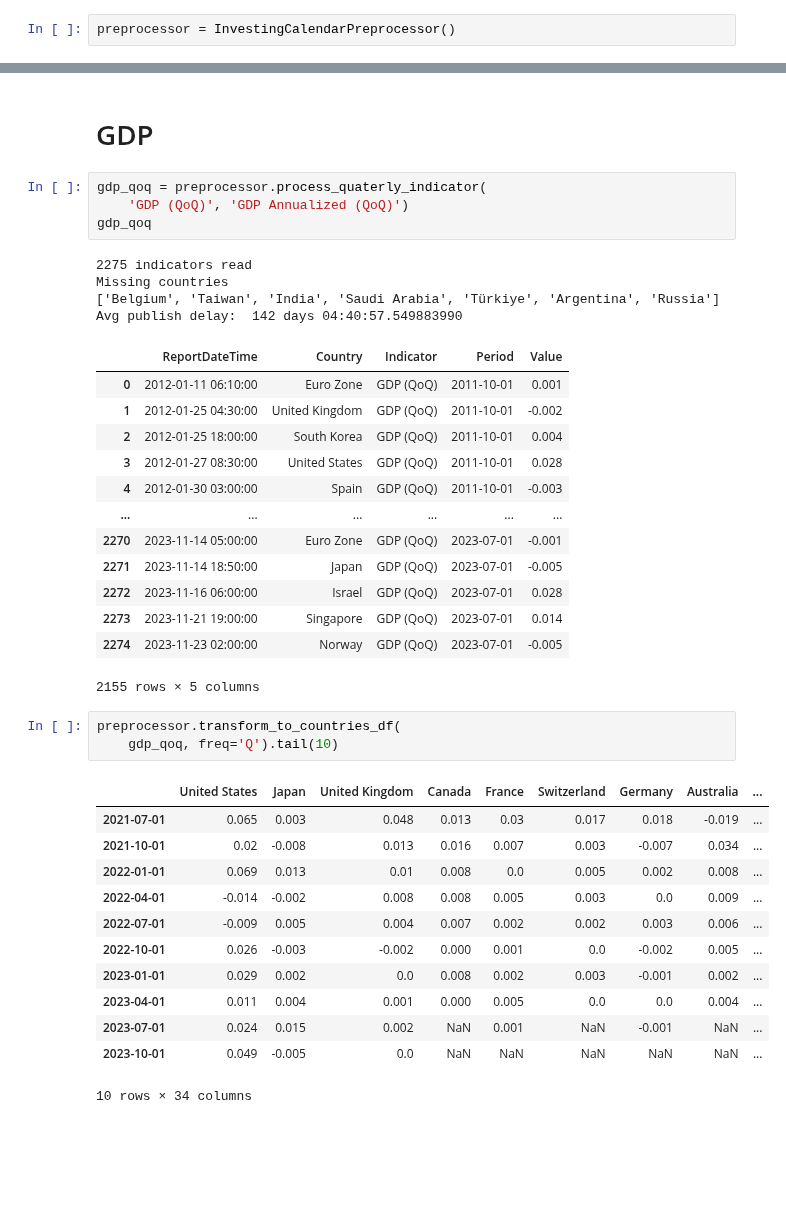
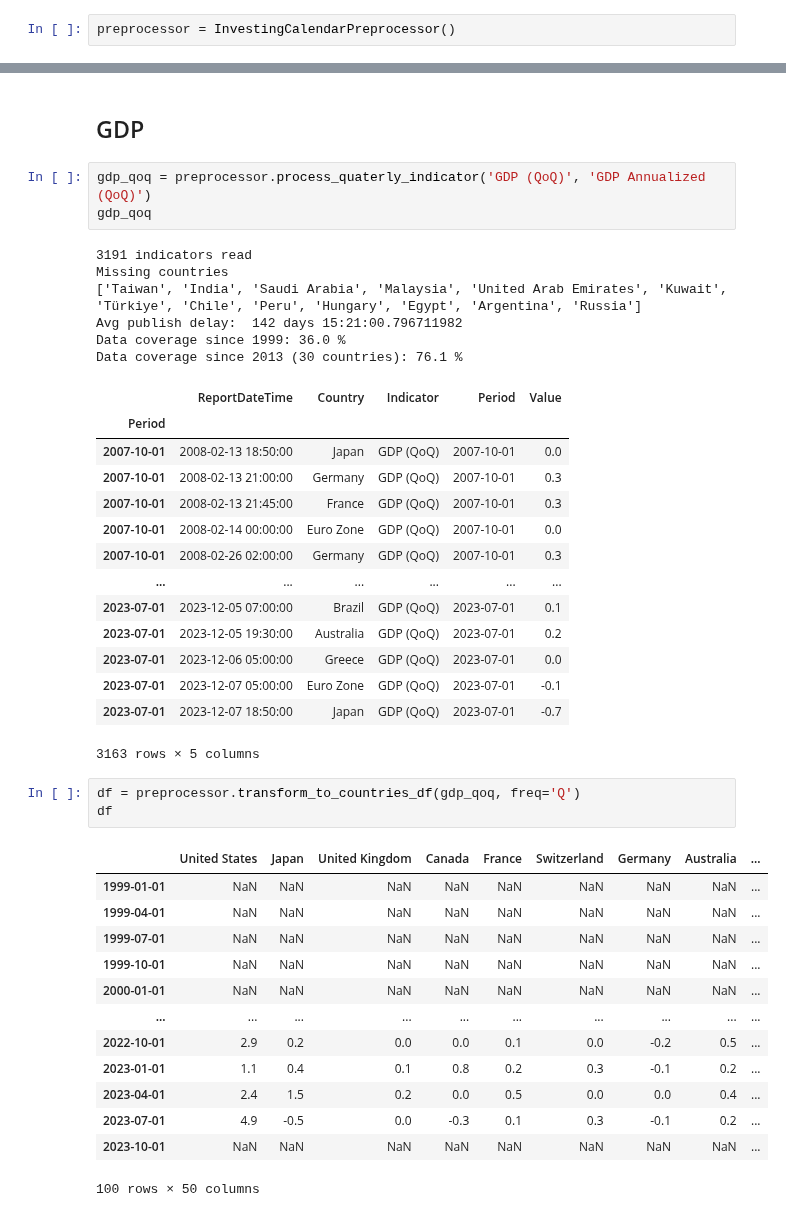
Before and after one commit to lharazin/TFM, a Jupyter notebook: Data/Investing_EconomicCalendar/calendar_preprocessing.ipynb, the cells around one changed output, grey strips where cells are left out. Saved outputs shown, nothing was run; the diff lists cells and outputs as text; blank space fills up the shorter version.

Commit message:
cataloged and cleaned indicators from economic calendar

```diff
--- a/Data/Investing_EconomicCalendar/calendar_preprocessing.ipynb
+++ b/Data/Investing_EconomicCalendar/calendar_preprocessing.ipynb
@@ -49,41 +49,44 @@ df_grouped
 # %% [markdown]
-# GDP
+## GDP
 # %%
-gdp_qoq = preprocessor.process_quaterly_indicator(
-    'GDP (QoQ)', 'GDP Annualized (QoQ)')
+gdp_qoq = preprocessor.process_quaterly_indicator('GDP (QoQ)', 'GDP Annualized (QoQ)')
 gdp_qoq
 # %% [output]
-2275 indicators read
+3191 indicators read
 Missing countries
-['Belgium', 'Taiwan', 'India', 'Saudi Arabia', 'Türkiye', 'Argentina', 'Russia']
-Avg publish delay:  142 days 04:40:57.549883990
+['Taiwan', 'India', 'Saudi Arabia', 'Malaysia', 'United Arab Emirates', 'Kuwait', 'Türkiye', 'Chile', 'Peru', 'Hungary', 'Egypt', 'Argentina', 'Russia']
+Avg publish delay:  142 days 15:21:00.796711982
+Data coverage since 1999: 36.0 %
+Data coverage since 2013 (30 countries): 76.1 %
 |  | ReportDateTime | Country | Indicator | Period | Value |
-| 0 | 2012-01-11 06:10:00 | Euro Zone | GDP (QoQ) | 2011-10-01 | 0.001 |
-| 1 | 2012-01-25 04:30:00 | United Kingdom | GDP (QoQ) | 2011-10-01 | -0.002 |
-| 2 | 2012-01-25 18:00:00 | South Korea | GDP (QoQ) | 2011-10-01 | 0.004 |
-| 3 | 2012-01-27 08:30:00 | United States | GDP (QoQ) | 2011-10-01 | 0.028 |
-| 4 | 2012-01-30 03:00:00 | Spain | GDP (QoQ) | 2011-10-01 | -0.003 |
+| Period |  |  |  |  |  |
+| 2007-10-01 | 2008-02-13 18:50:00 | Japan | GDP (QoQ) | 2007-10-01 | 0.0 |
+| 2007-10-01 | 2008-02-13 21:00:00 | Germany | GDP (QoQ) | 2007-10-01 | 0.3 |
+| 2007-10-01 | 2008-02-13 21:45:00 | France | GDP (QoQ) | 2007-10-01 | 0.3 |
+| 2007-10-01 | 2008-02-14 00:00:00 | Euro Zone | GDP (QoQ) | 2007-10-01 | 0.0 |
+| 2007-10-01 | 2008-02-26 02:00:00 | Germany | GDP (QoQ) | 2007-10-01 | 0.3 |
 | ... | ... | ... | ... | ... | ... |
-| 2270 | 2023-11-14 05:00:00 | Euro Zone | GDP (QoQ) | 2023-07-01 | -0.001 |
-| 2271 | 2023-11-14 18:50:00 | Japan | GDP (QoQ) | 2023-07-01 | -0.005 |
-| 2272 | 2023-11-16 06:00:00 | Israel | GDP (QoQ) | 2023-07-01 | 0.028 |
-| 2273 | 2023-11-21 19:00:00 | Singapore | GDP (QoQ) | 2023-07-01 | 0.014 |
-| 2274 | 2023-11-23 02:00:00 | Norway | GDP (QoQ) | 2023-07-01 | -0.005 |
+| 2023-07-01 | 2023-12-05 07:00:00 | Brazil | GDP (QoQ) | 2023-07-01 | 0.1 |
+| 2023-07-01 | 2023-12-05 19:30:00 | Australia | GDP (QoQ) | 2023-07-01 | 0.2 |
+| 2023-07-01 | 2023-12-06 05:00:00 | Greece | GDP (QoQ) | 2023-07-01 | 0.0 |
+| 2023-07-01 | 2023-12-07 05:00:00 | Euro Zone | GDP (QoQ) | 2023-07-01 | -0.1 |
+| 2023-07-01 | 2023-12-07 18:50:00 | Japan | GDP (QoQ) | 2023-07-01 | -0.7 |
-2155 rows × 5 columns
+3163 rows × 5 columns
 # %%
-preprocessor.transform_to_countries_df(
-    gdp_qoq, freq='Q').tail(10)
+df = preprocessor.transform_to_countries_df(gdp_qoq, freq='Q')
+df
 # %% [output]
 |  | United States | Japan | United Kingdom | Canada | France | Switzerland | Germany | Australia | ... |
-| 2021-07-01 | 0.065 | 0.003 | 0.048 | 0.013 | 0.03 | 0.017 | 0.018 | -0.019 | ... |
-| 2021-10-01 | 0.02 | -0.008 | 0.013 | 0.016 | 0.007 | 0.003 | -0.007 | 0.034 | ... |
-| 2022-01-01 | 0.069 | 0.013 | 0.01 | 0.008 | 0.0 | 0.005 | 0.002 | 0.008 | ... |
-| 2022-04-01 | -0.014 | -0.002 | 0.008 | 0.008 | 0.005 | 0.003 | 0.0 | 0.009 | ... |
-| 2022-07-01 | -0.009 | 0.005 | 0.004 | 0.007 | 0.002 | 0.002 | 0.003 | 0.006 | ... |
-| 2022-10-01 | 0.026 | -0.003 | -0.002 | 0.000 | 0.001 | 0.0 | -0.002 | 0.005 | ... |
-| 2023-01-01 | 0.029 | 0.002 | 0.0 | 0.008 | 0.002 | 0.003 | -0.001 | 0.002 | ... |
-| 2023-04-01 | 0.011 | 0.004 | 0.001 | 0.000 | 0.005 | 0.0 | 0.0 | 0.004 | ... |
-| 2023-07-01 | 0.024 | 0.015 | 0.002 | NaN | 0.001 | NaN | -0.001 | NaN | ... |
-| 2023-10-01 | 0.049 | -0.005 | 0.0 | NaN | NaN | NaN | NaN | NaN | ... |
+| 1999-01-01 | NaN | NaN | NaN | NaN | NaN | NaN | NaN | NaN | ... |
+| 1999-04-01 | NaN | NaN | NaN | NaN | NaN | NaN | NaN | NaN | ... |
+| 1999-07-01 | NaN | NaN | NaN | NaN | NaN | NaN | NaN | NaN | ... |
+| 1999-10-01 | NaN | NaN | NaN | NaN | NaN | NaN | NaN | NaN | ... |
+| 2000-01-01 | NaN | NaN | NaN | NaN | NaN | NaN | NaN | NaN | ... |
+| ... | ... | ... | ... | ... | ... | ... | ... | ... | ... |
+| 2022-10-01 | 2.9 | 0.2 | 0.0 | 0.0 | 0.1 | 0.0 | -0.2 | 0.5 | ... |
+| 2023-01-01 | 1.1 | 0.4 | 0.1 | 0.8 | 0.2 | 0.3 | -0.1 | 0.2 | ... |
+| 2023-04-01 | 2.4 | 1.5 | 0.2 | 0.0 | 0.5 | 0.0 | 0.0 | 0.4 | ... |
+| 2023-07-01 | 4.9 | -0.5 | 0.0 | -0.3 | 0.1 | 0.3 | -0.1 | 0.2 | ... |
+| 2023-10-01 | NaN | NaN | NaN | NaN | NaN | NaN | NaN | NaN | ... |
-10 rows × 34 columns
+100 rows × 50 columns
 # %%
```
Also changed, not shown: parts of 48 cells of this notebook, 14 other files.
